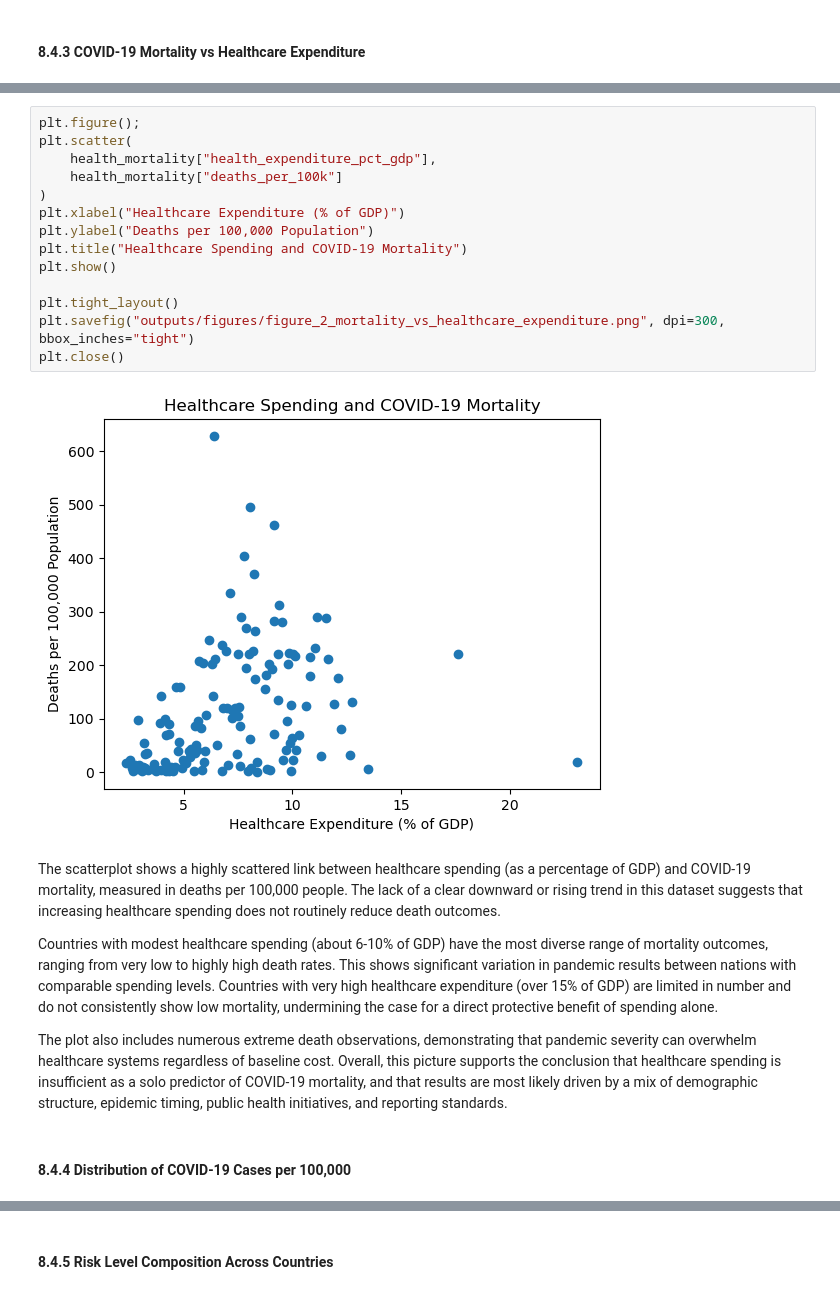
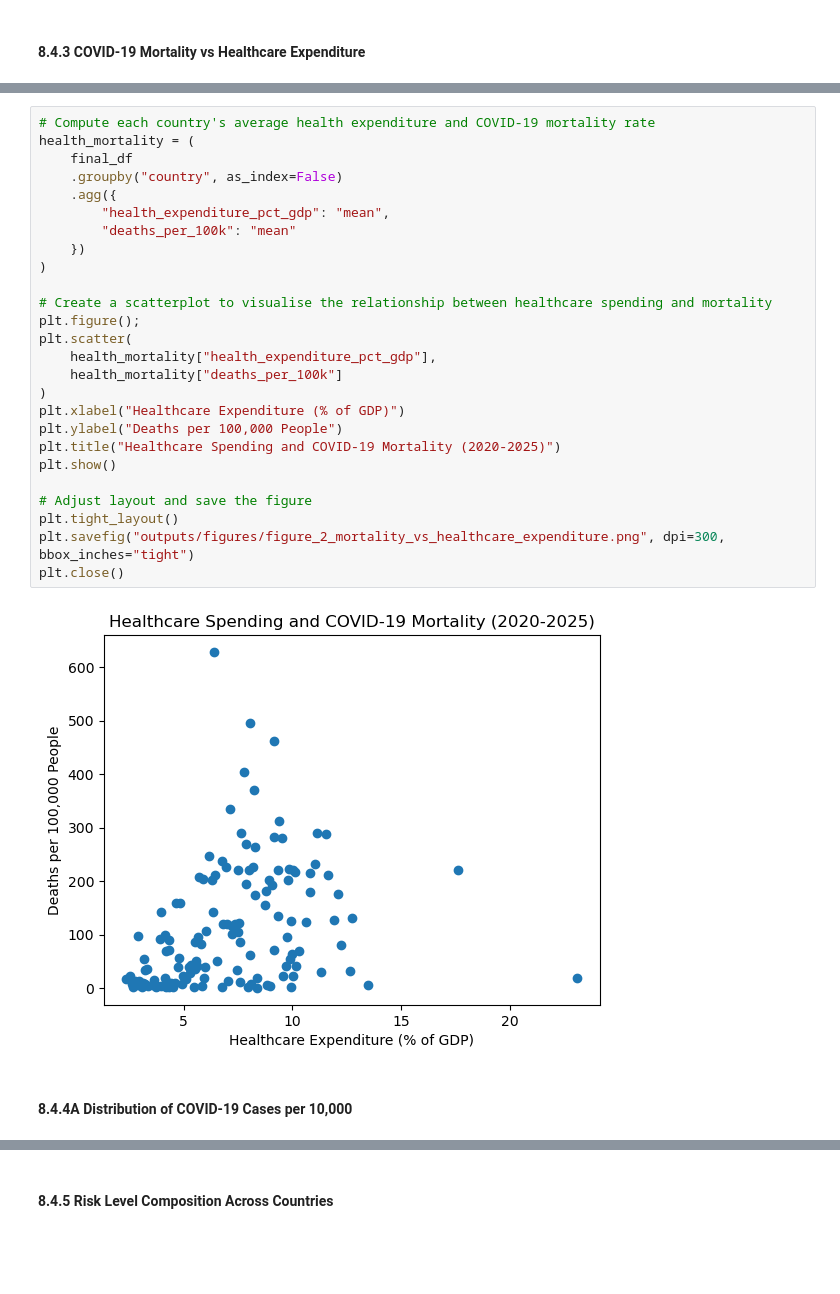
Before and after one commit to malavikakhaitan23/MN5813-Individual-Analytics-Report, a Jupyter notebook: Template.ipynb, the cells around one changed output, grey strips where cells are left out. Cells and saved outputs as stored; diff of their text form; blank space fills up the shorter version.

```diff
--- a/Template.ipynb
+++ b/Template.ipynb
@@ -781,24 +934,30 @@ Overall, the graphic supports the conclusion that a limited number of nations bo
 # %%
+# Compute each country's average health expenditure and COVID‑19 mortality rate
+health_mortality = (
+    final_df
+    .groupby("country", as_index=False)
+    .agg({
+        "health_expenditure_pct_gdp": "mean",
+        "deaths_per_100k": "mean"
+    })
+)
+
+# Create a scatterplot to visualise the relationship between healthcare spending and mortality
 plt.figure();
 plt.scatter(
     health_mortality["health_expenditure_pct_gdp"],
     health_mortality["deaths_per_100k"]
 )
 plt.xlabel("Healthcare Expenditure (% of GDP)")
-plt.ylabel("Deaths per 100,000 Population")
-plt.title("Healthcare Spending and COVID-19 Mortality")
+plt.ylabel("Deaths per 100,000 People")
+plt.title("Healthcare Spending and COVID-19 Mortality (2020-2025)")
 plt.show()
 
+# Adjust layout and save the figure
 plt.tight_layout()
 plt.savefig("outputs/figures/figure_2_mortality_vs_healthcare_expenditure.png", dpi=300, bbox_inches="tight")
 plt.close()
 # %% [output]
-[figure, old version]
+[figure, new version]
-# %% [markdown]
-The scatterplot shows a highly scattered link between healthcare spending (as a percentage of GDP) and COVID-19 mortality, measured in deaths per 100,000 people. The lack of a clear downward or rising trend in this dataset suggests that increasing healthcare spending does not routinely reduce death outcomes.
-
-Countries with modest healthcare spending (about 6-10% of GDP) have the most diverse range of mortality outcomes, ranging from very low to highly high death rates. This shows significant variation in pandemic results between nations with comparable spending levels. Countries with very high healthcare expenditure (over 15% of GDP) are limited in number and do not consistently show low mortality, undermining the case for a direct protective benefit of spending alone.
-
-The plot also includes numerous extreme death observations, demonstrating that pandemic severity can overwhelm healthcare systems regardless of baseline cost. Overall, this picture supports the conclusion that healthcare spending is insufficient as a solo predictor of COVID-19 mortality, and that results are most likely driven by a mix of demographic structure, epidemic timing, public health initiatives, and reporting standards.
 # %% [markdown]
-#### 8.4.4 Distribution of COVID-19 Cases per 100,000
+#### 8.4.4A Distribution of COVID-19 Cases per 10,000
```
Also changed, not shown: parts of 137 cells of this notebook, 1 other file.
